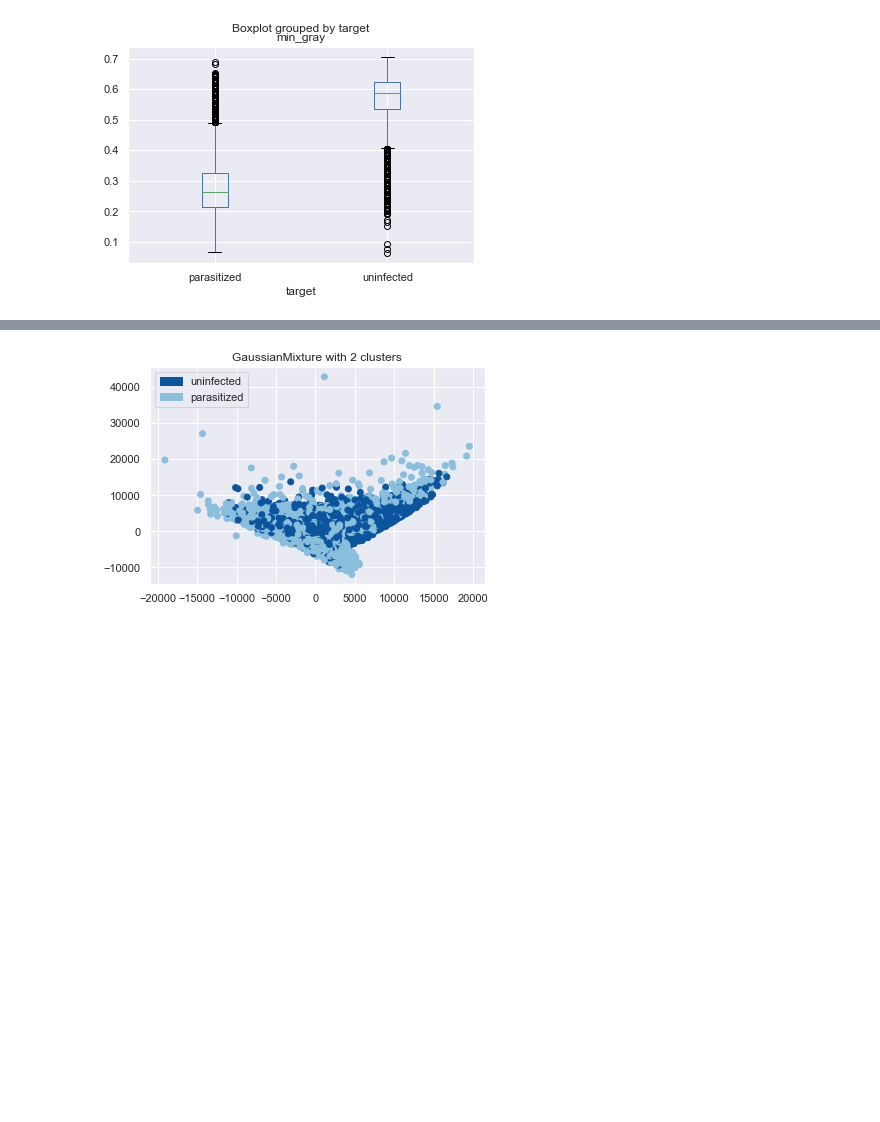
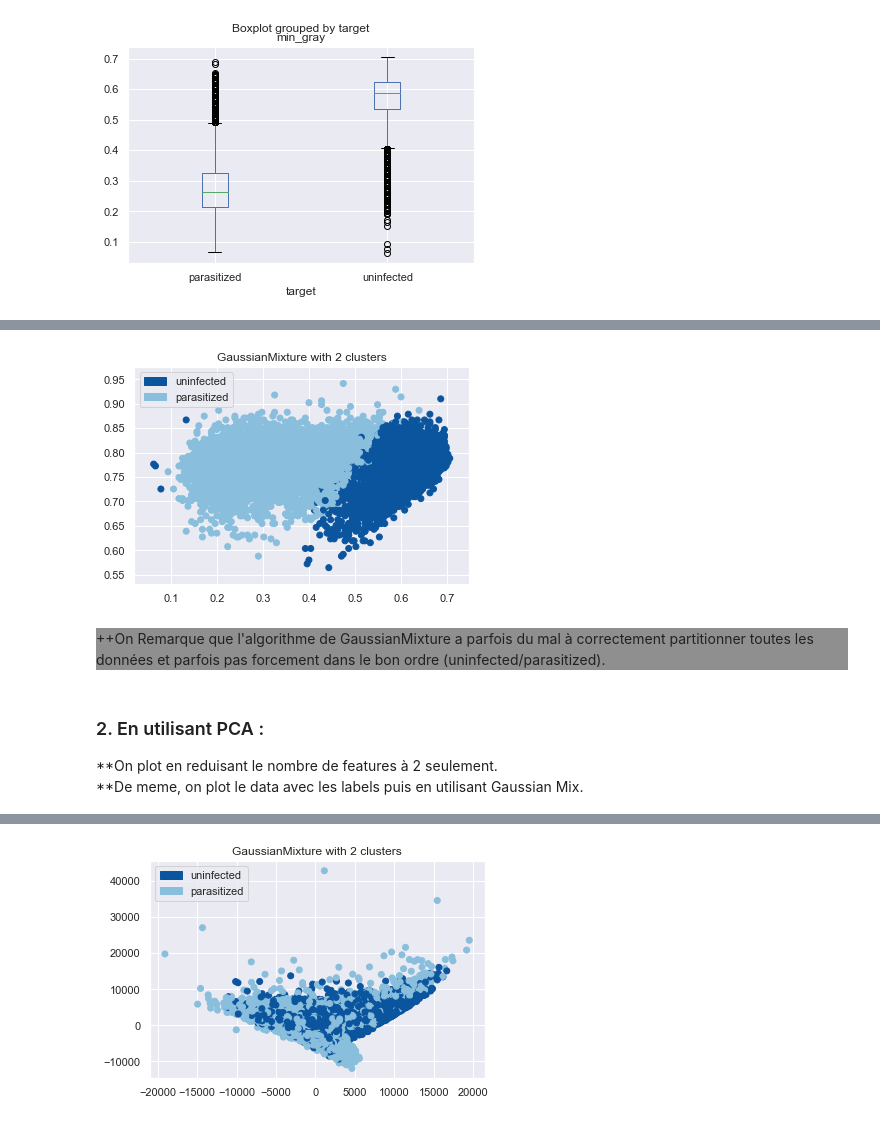
Before and after one commit to PhamAlexT/MOSQUITO, a Jupyter notebook: starting_kit/README_visualization.ipynb, the cells around one changed output, grey strips where cells are left out. Drawn from its saved outputs; the diff is of its cells as text; code cells hidden in the pictures; blank space fills up the shorter version.

```diff
--- a/starting_kit/README_visualization.ipynb
+++ b/starting_kit/README_visualization.ipynb
@@ -236,3 +233,20 @@ from sklearn.mixture import GaussianMixture
 gauss = GaussianMixture(n_components = 2)
 
 y_pred = gauss.fit_predict(d)      #Prediction de l'algorithme
+# %%
+#plot avec clustering en utilisant GaussianMix
+
+plt.legend(handles=[cells_a,cells_b])
+plt.title('GaussianMixture with 2 clusters')
+plt.scatter(X[:, 7], X[:, 8], c=colors[y_pred])
+plt.show()
+# %% [output]
+[figure, added]
+# %% [markdown]
+<div style="background:#8F8F8F">
+++On Remarque que l'algorithme de GaussianMixture a parfois du mal à correctement partitionner toutes les données  et parfois pas forcement dans le  bon ordre (uninfected/parasitized).
+</div>
+# %% [markdown]
+<h3> 2. En utilisant PCA : </h3>
+**On plot en reduisant le nombre de features à 2 seulement. <br/>
+**De meme, on plot le data avec les labels puis en utilisant Gaussian Mix.
```
Also changed, not shown: parts of 43 cells of this notebook.
